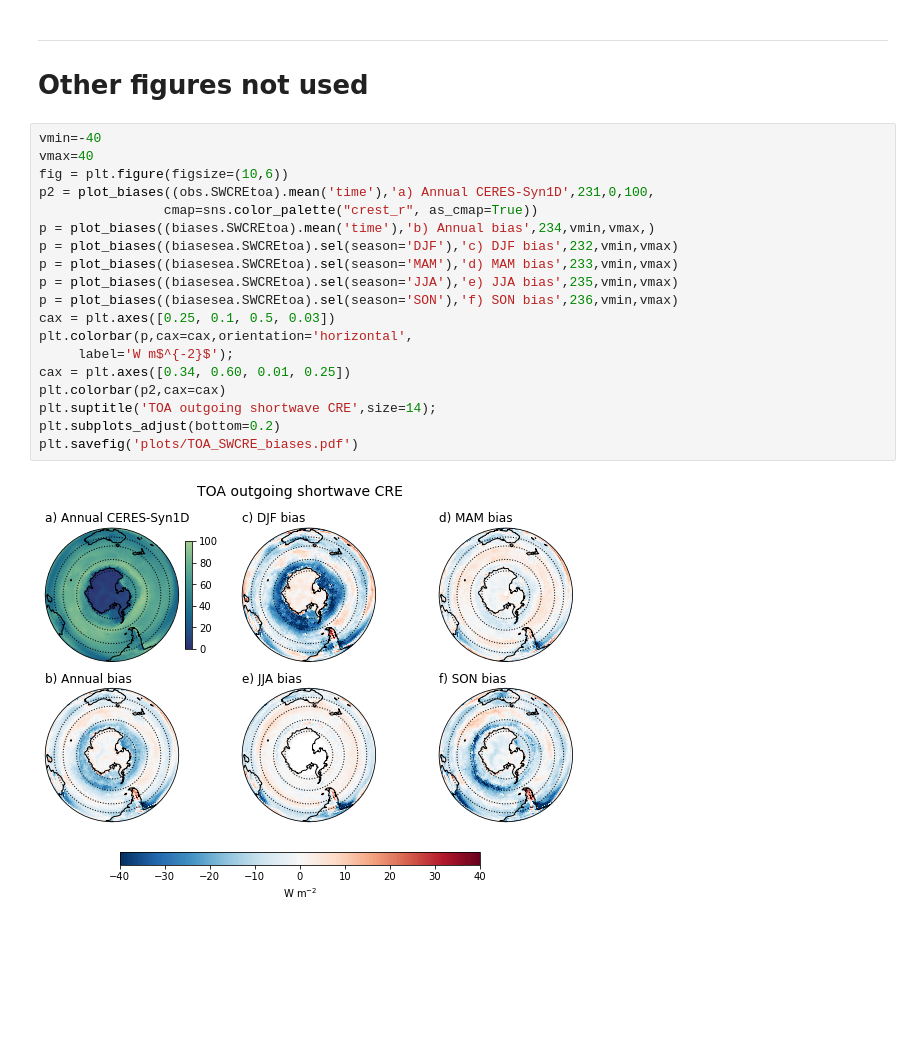
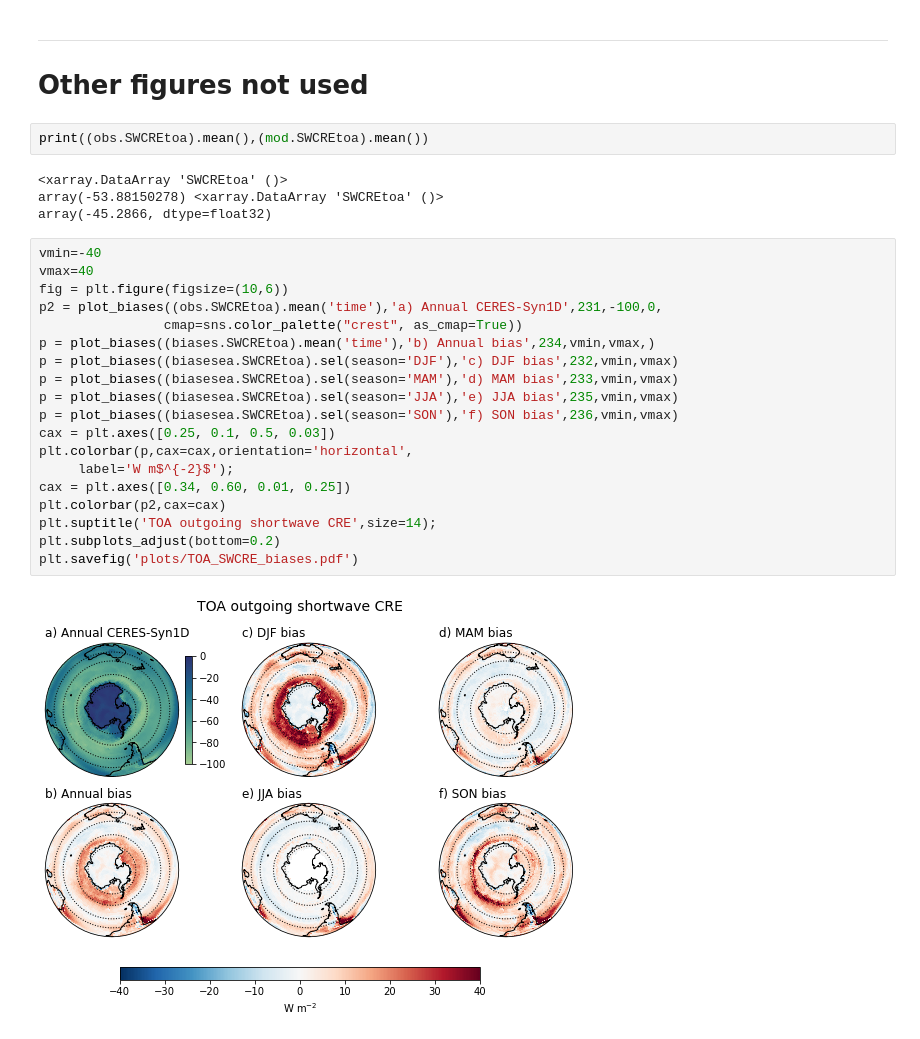
Before and after one commit to sfiddes/code_for_publications, a Jupyter notebook: ACCESS_cloud_radiation_eval/analysis+plots.ipynb, the cells around one changed output. Saved outputs shown, nothing was run; the diff lists cells and outputs as text; blank space fills up the shorter version.

```diff
--- a/ACCESS_cloud_radiation_eval/analysis+plots.ipynb
+++ b/ACCESS_cloud_radiation_eval/analysis+plots.ipynb
@@ -1232,24 +1232,30 @@ plt.savefig('plots/IWP_bias_decomp_SO_regions.pdf')
 *********
 
 # Other figures not used
+# %%
+print((obs.SWCREtoa).mean(),(mod.SWCREtoa).mean())
+# %% [output]
+<xarray.DataArray 'SWCREtoa' ()>
+array(-53.88150278) <xarray.DataArray 'SWCREtoa' ()>
+array(-45.2866, dtype=float32)
 # %%
 vmin=-40
 vmax=40
 fig = plt.figure(figsize=(10,6))
-p2 = plot_biases((obs.SWCREtoa).mean('time'),'a) Annual CERES-Syn1D',231,0,100,
-                cmap=sns.color_palette("crest_r", as_cmap=True))
+p2 = plot_biases((obs.SWCREtoa).mean('time'),'a) Annual CERES-Syn1D',231,-100,0,
+                cmap=sns.color_palette("crest", as_cmap=True))
 p = plot_biases((biases.SWCREtoa).mean('time'),'b) Annual bias',234,vmin,vmax,)
 p = plot_biases((biasesea.SWCREtoa).sel(season='DJF'),'c) DJF bias',232,vmin,vmax)
 p = plot_biases((biasesea.SWCREtoa).sel(season='MAM'),'d) MAM bias',233,vmin,vmax)
 p = plot_biases((biasesea.SWCREtoa).sel(season='JJA'),'e) JJA bias',235,vmin,vmax)
 p = plot_biases((biasesea.SWCREtoa).sel(season='SON'),'f) SON bias',236,vmin,vmax)
 cax = plt.axes([0.25, 0.1, 0.5, 0.03])
 plt.colorbar(p,cax=cax,orientation='horizontal',
      label='W m$^{-2}$');
 cax = plt.axes([0.34, 0.60, 0.01, 0.25])
 plt.colorbar(p2,cax=cax)
 plt.suptitle('TOA outgoing shortwave CRE',size=14);
 plt.subplots_adjust(bottom=0.2)
 plt.savefig('plots/TOA_SWCRE_biases.pdf')
 # %% [output]
-[figure, old version]
+[figure, new version]
```
Also changed, not shown: parts of 14 cells of this notebook.
